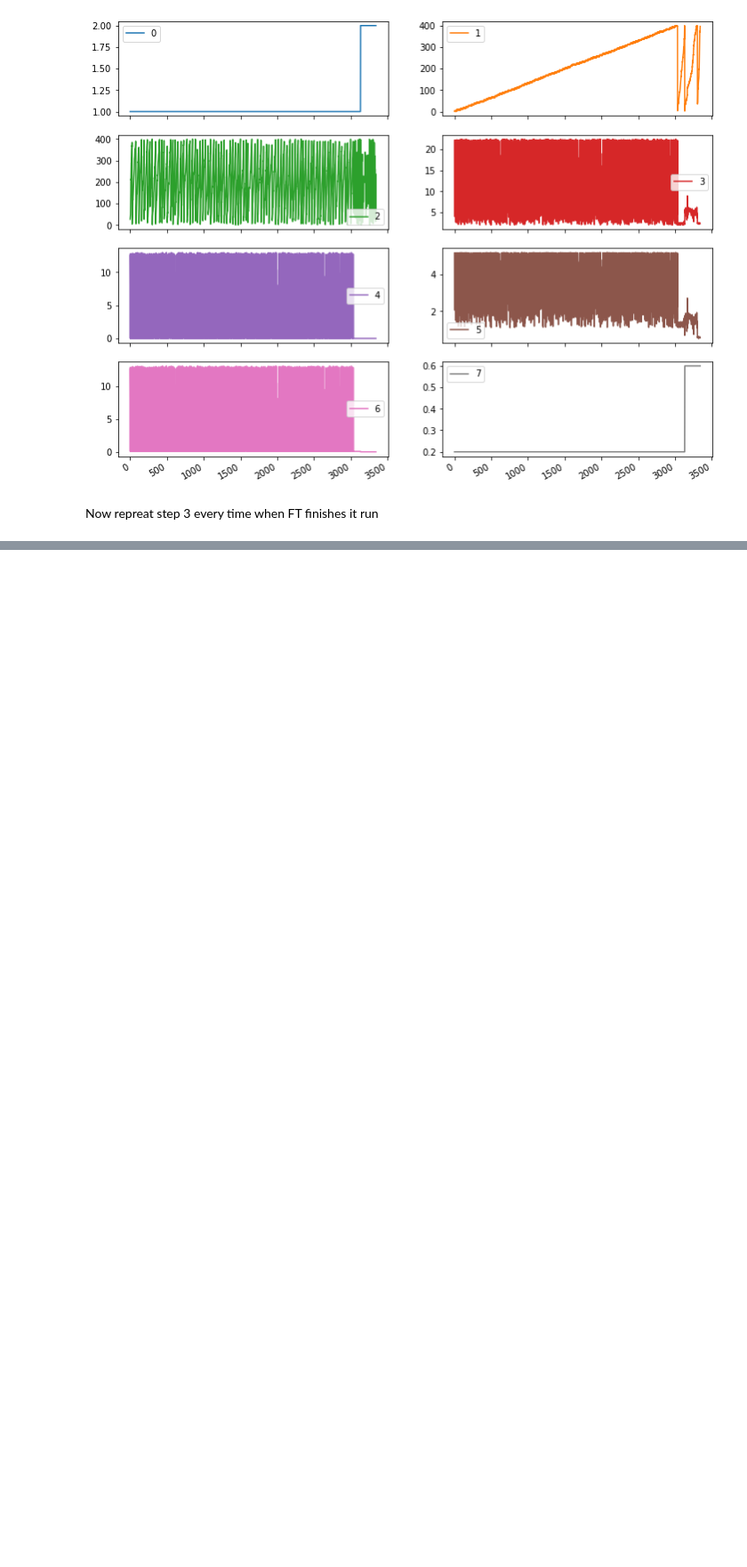
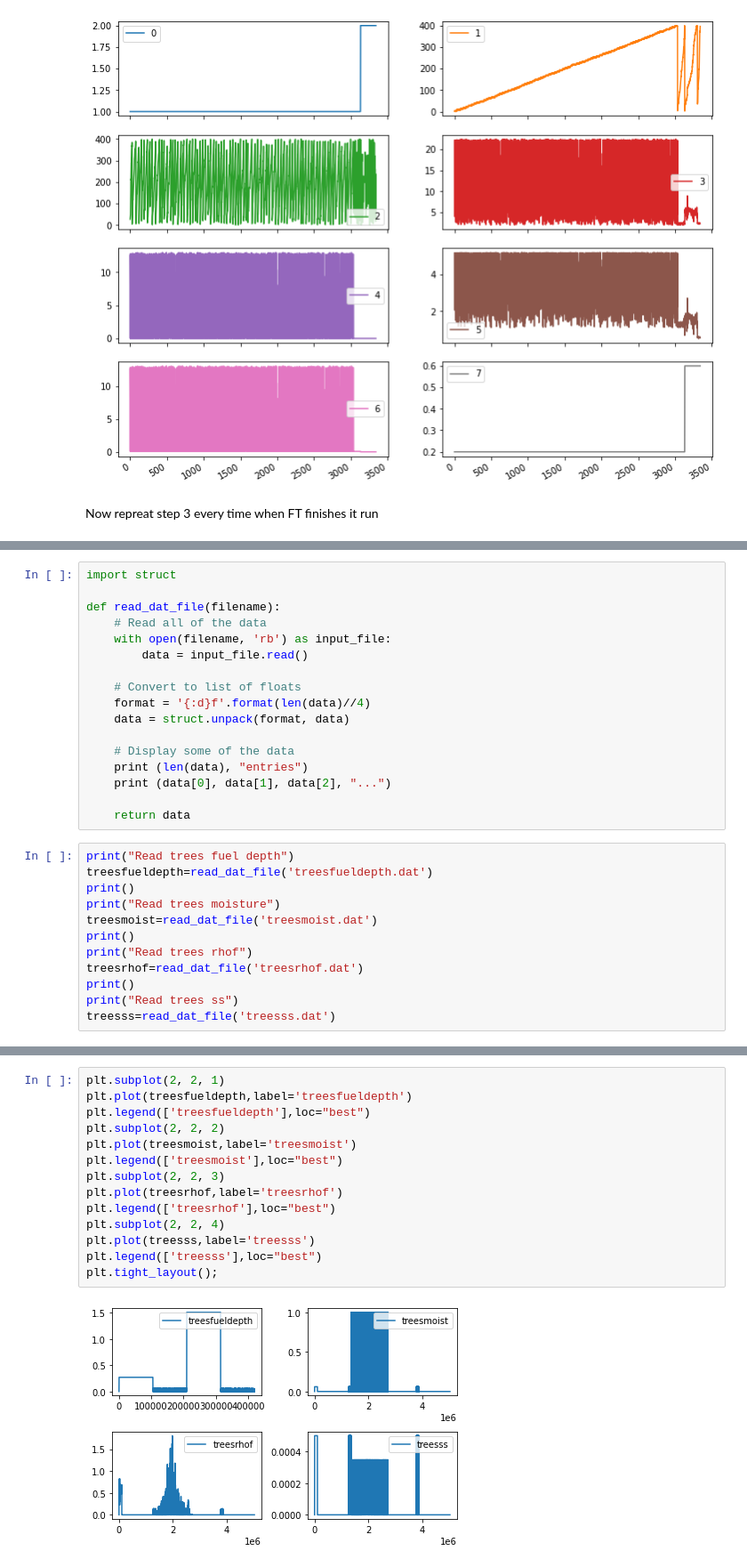
Before and after one commit to lanl/drm-fates, a Jupyter notebook: 1.LLM-HSM-MODEL/Coupling_script_LLM-HSM.ipynb, the cells around one changed output, grey strips where cells are left out. Shown at 89% size. Drawn from its saved outputs; the diff is of its cells as text; blank space fills up the shorter version.

```diff
--- a/1.LLM-HSM-MODEL/Coupling_script_LLM-HSM.ipynb
+++ b/1.LLM-HSM-MODEL/Coupling_script_LLM-HSM.ipynb
@@ -264,0 +348,29 @@ Now repreat step 3 every time when FT finishes it run
+# %%
+import struct
+
+def read_dat_file(filename):
+    # Read all of the data
+    with open(filename, 'rb') as input_file:
+        data = input_file.read()
+
+    # Convert to list of floats
+    format = '{:d}f'.format(len(data)//4)
+    data = struct.unpack(format, data)
+
+    # Display some of the data
+    print (len(data), "entries")
+    print (data[0], data[1], data[2], "...")
+
+    return data
+# %%
+print("Read trees fuel depth")
+treesfueldepth=read_dat_file('treesfueldepth.dat')
+print()
+print("Read trees moisture")
+treesmoist=read_dat_file('treesmoist.dat')
+print()
+print("Read trees rhof")
+treesrhof=read_dat_file('treesrhof.dat')
+print()
+print("Read trees ss")
+treesss=read_dat_file('treesss.dat')
@@ -264,0 +393,16 @@ Now repreat step 3 every time when FT finishes it run
+# %%
+plt.subplot(2, 2, 1)
+plt.plot(treesfueldepth,label='treesfueldepth')
+plt.legend(['treesfueldepth'],loc="best")
+plt.subplot(2, 2, 2)
+plt.plot(treesmoist,label='treesmoist')
+plt.legend(['treesmoist'],loc="best")
+plt.subplot(2, 2, 3)
+plt.plot(treesrhof,label='treesrhof')
+plt.legend(['treesrhof'],loc="best")
+plt.subplot(2, 2, 4)
+plt.plot(treesss,label='treesss')
+plt.legend(['treesss'],loc="best")
+plt.tight_layout();
+# %% [output]
+[figure, added]
```
Also changed, not shown: parts of 18 cells of this notebook, 19 other files.
